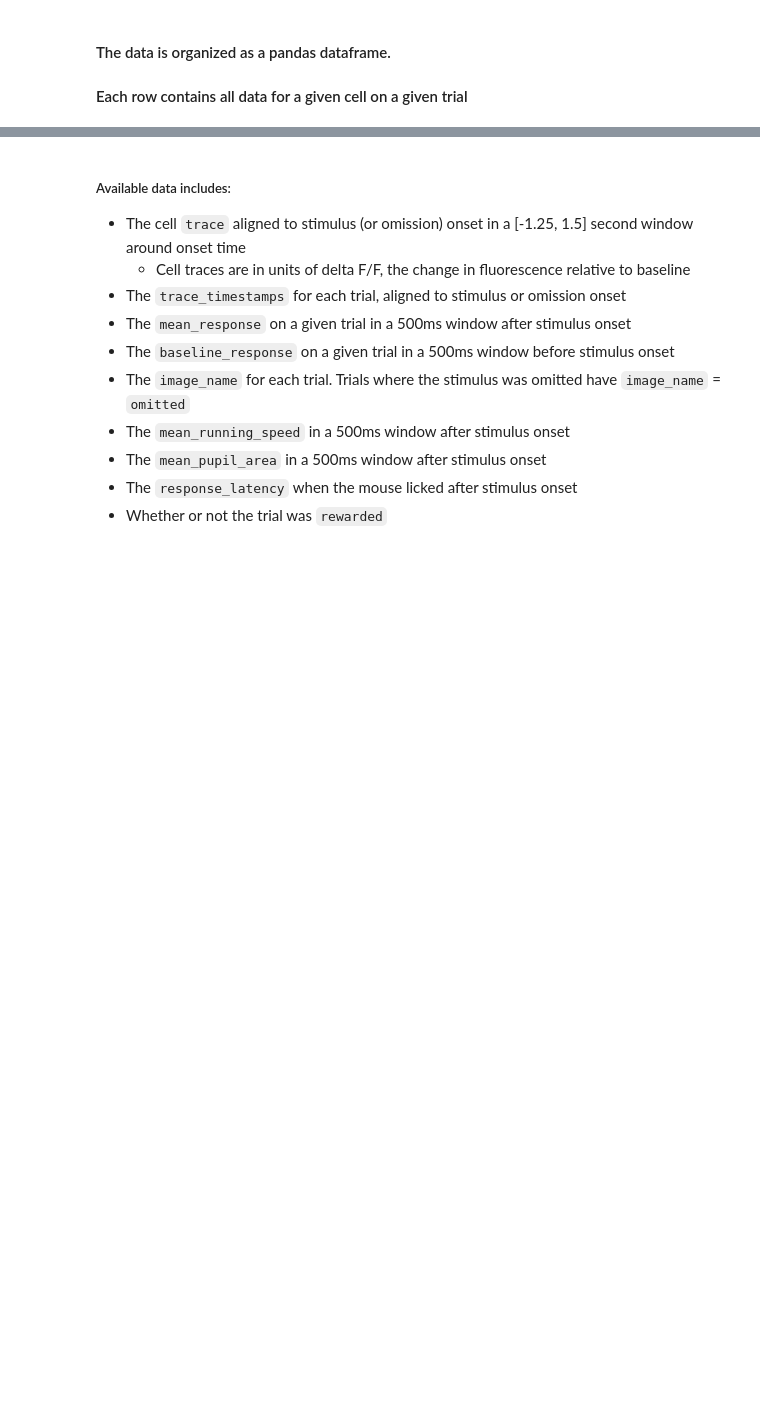
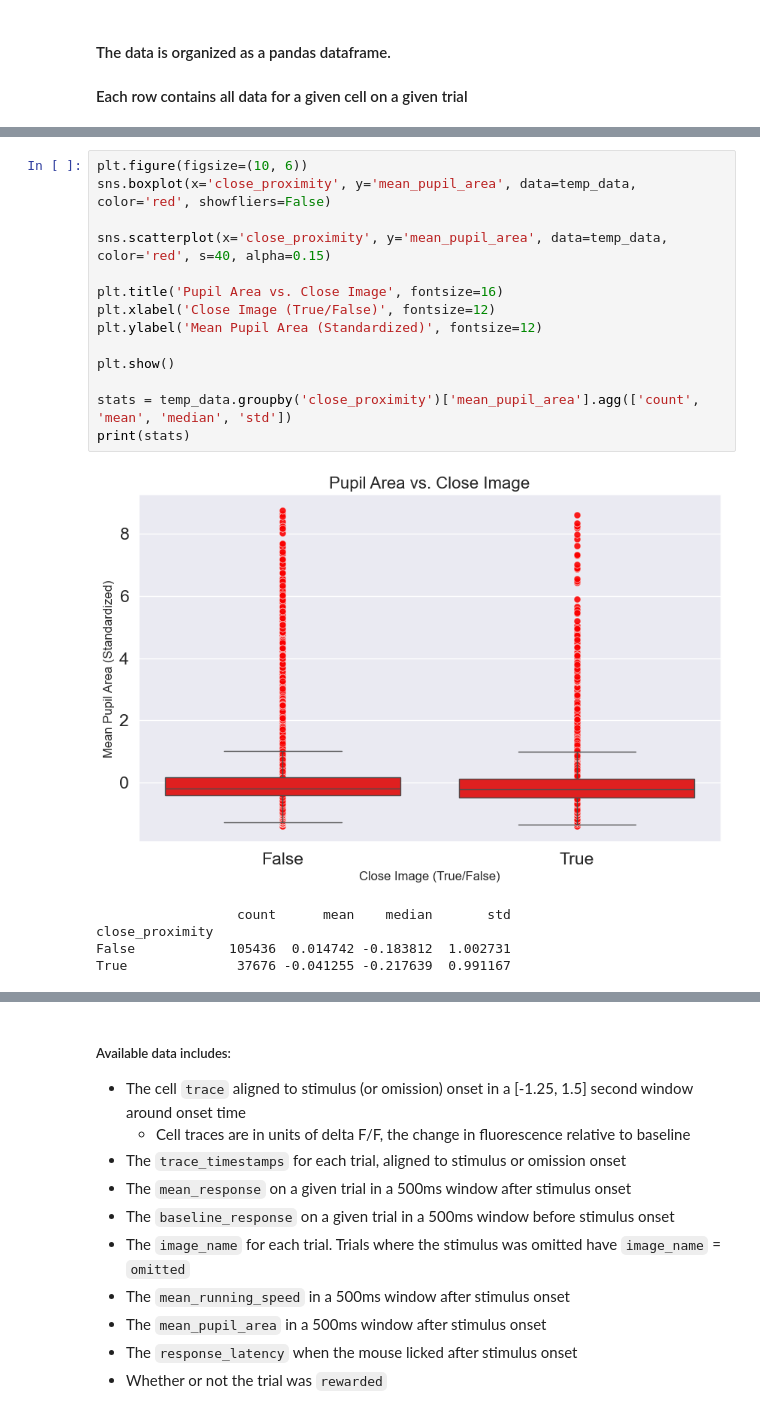
Before and after one commit to EugOT/CN-pr-Allen-Brain, a Jupyter notebook: load_Allen_Visual_Behavior_from_pre_processed_file.ipynb, the cells around one changed output, grey strips where cells are left out. Drawn from its saved outputs; the diff is of its cells as text; blank space fills up the shorter version.

```diff
--- a/load_Allen_Visual_Behavior_from_pre_processed_file.ipynb
+++ b/load_Allen_Visual_Behavior_from_pre_processed_file.ipynb
@@ -112,0 +211,20 @@ data.sample(5)
+# %%
+plt.figure(figsize=(10, 6))
+sns.boxplot(x='close_proximity', y='mean_pupil_area', data=temp_data, color='red', showfliers=False)
+
+sns.scatterplot(x='close_proximity', y='mean_pupil_area', data=temp_data, color='red', s=40, alpha=0.15)
+
+plt.title('Pupil Area vs. Close Image', fontsize=16)
+plt.xlabel('Close Image (True/False)', fontsize=12)
+plt.ylabel('Mean Pupil Area (Standardized)', fontsize=12)
+
+plt.show()
+
+stats = temp_data.groupby('close_proximity')['mean_pupil_area'].agg(['count', 'mean', 'median', 'std'])
+print(stats)
+# %% [output]
+[figure, added]
+                  count      mean    median       std
+close_proximity
+False            105436  0.014742 -0.183812  1.002731
+True              37676 -0.041255 -0.217639  0.991167
```
Also changed, not shown: parts of 16 cells of this notebook.
